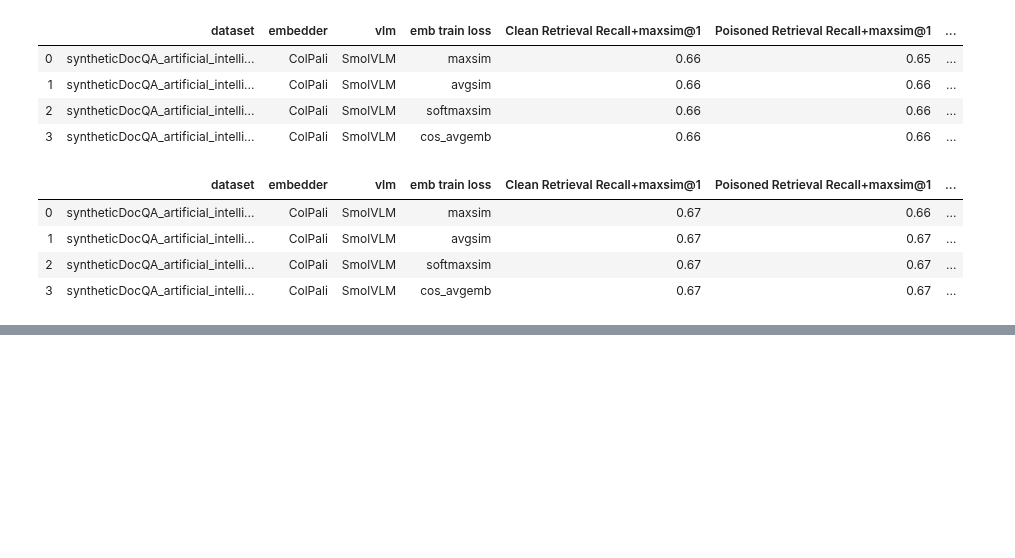
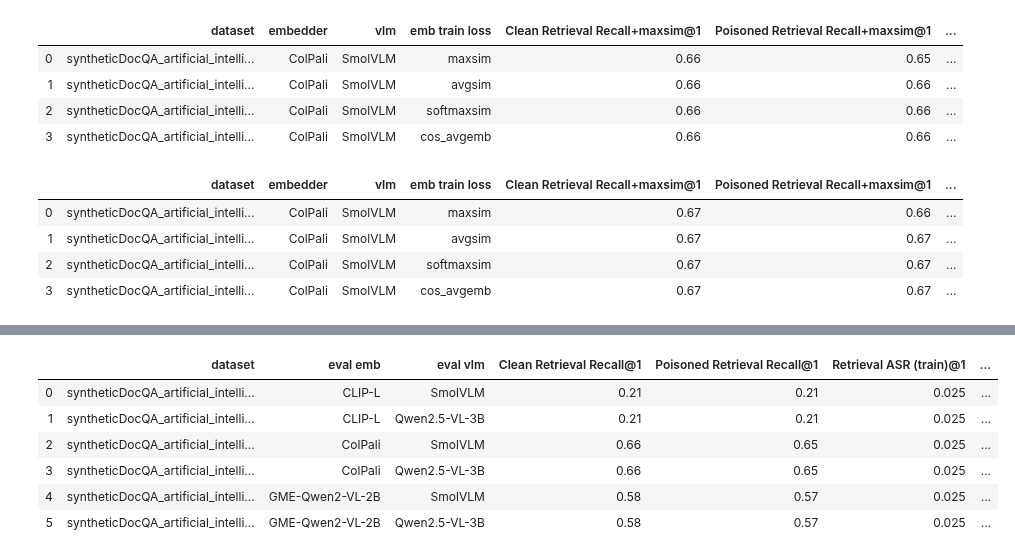
Before and after one commit to alan-turing-institute/mumoRAG-attacks, a Jupyter notebook: src/generate_plots.ipynb, the cells around one changed output, grey strips where cells are left out. Saved outputs shown, nothing was run; the diff lists cells and outputs as text; code cells hidden in the pictures; blank space fills up the shorter version.

```diff
--- a/src/generate_plots.ipynb
+++ b/src/generate_plots.ipynb
@@ -183,0 +227,10 @@ make_all_metric_table("paper_copali_ab_cpoiT")
+# %%
+make_all_metric_table("paper_GPT_targeted_attacks_oneQ_oneA")
+# %% [output]
+|  | dataset | eval emb | eval vlm | Clean Retrieval Recall@1 | Poisoned Retrieval Recall@1 | Retrieval ASR (train)@1 | ... |
+| 0 | syntheticDocQA_artificial_intelli... | CLIP-L | SmolVLM | 0.21 | 0.21 | 0.025 | ... |
+| 1 | syntheticDocQA_artificial_intelli... | CLIP-L | Qwen2.5-VL-3B | 0.21 | 0.21 | 0.025 | ... |
+| 2 | syntheticDocQA_artificial_intelli... | ColPali | SmolVLM | 0.66 | 0.65 | 0.025 | ... |
+| 3 | syntheticDocQA_artificial_intelli... | ColPali | Qwen2.5-VL-3B | 0.66 | 0.65 | 0.025 | ... |
+| 4 | syntheticDocQA_artificial_intelli... | GME-Qwen2-VL-2B | SmolVLM | 0.58 | 0.57 | 0.025 | ... |
+| 5 | syntheticDocQA_artificial_intelli... | GME-Qwen2-VL-2B | Qwen2.5-VL-3B | 0.58 | 0.57 | 0.025 | ... |
```
Also changed, not shown: parts of 12 cells of this notebook, 2 other files.
